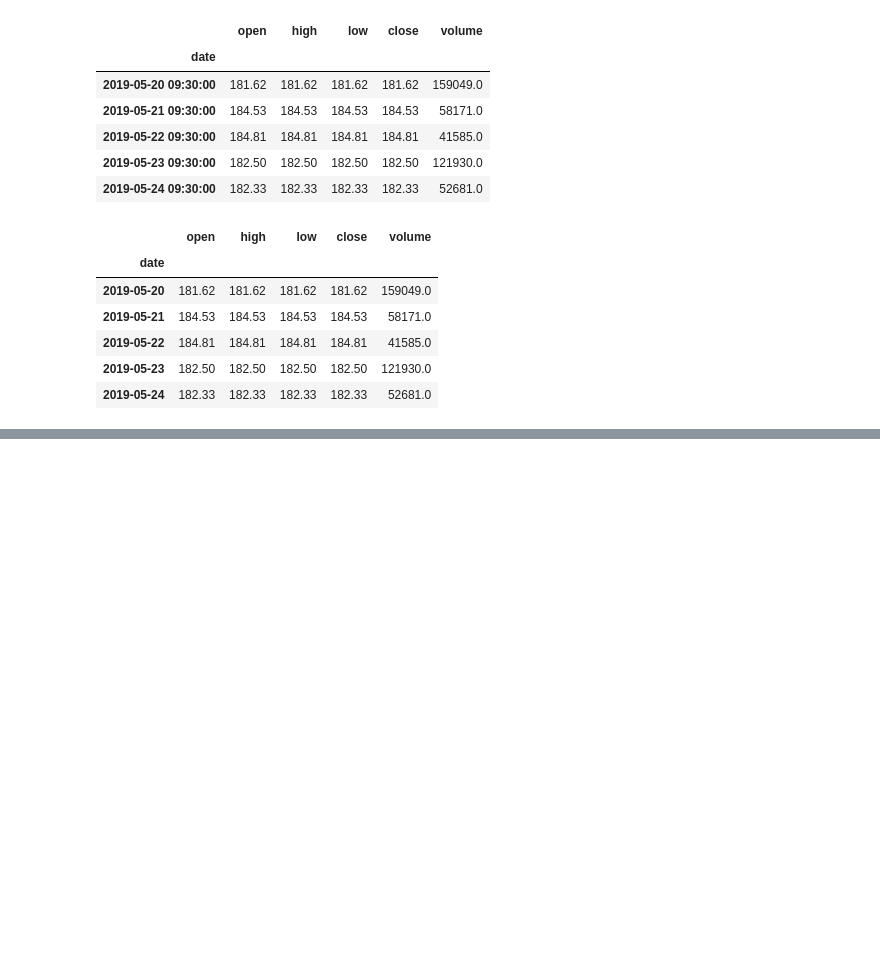
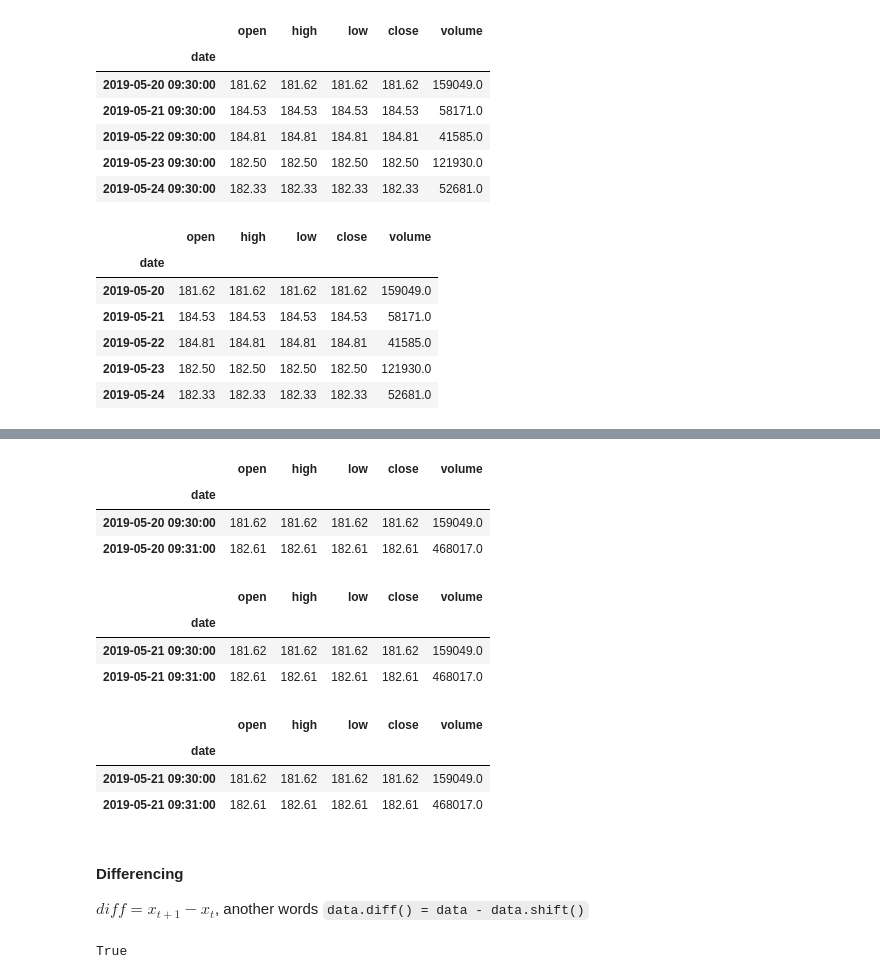
Before and after one commit to nadia-paz/ds-learning, a Jupyter notebook: data_analysis_pandas/08_time_series.ipynb, the cells around one changed output, grey strips where cells are left out. Saved outputs shown, nothing was run; the diff lists cells and outputs as text; code cells hidden in the pictures; blank space fills up the shorter version.

Commit message:
add shift and diff

```diff
--- a/data_analysis_pandas/08_time_series.ipynb
+++ b/data_analysis_pandas/08_time_series.ipynb
@@ -288,0 +293,29 @@ fb_per_minute.between_time('09:00', '09:30').groupby(
+# %%
+fb_per_minute.head(2)
+# %% [output]
+|  | open | high | low | close | volume |
+| date |  |  |  |  |  |
+| 2019-05-20 09:30:00 | 181.62 | 181.62 | 181.62 | 181.62 | 159049.0 |
+| 2019-05-20 09:31:00 | 182.61 | 182.61 | 182.61 | 182.61 | 468017.0 |
+# %%
+# shifts index date
+fb_per_minute.tshift(periods=1, freq='D').head(2)
+# %% [output]
+|  | open | high | low | close | volume |
+| date |  |  |  |  |  |
+| 2019-05-21 09:30:00 | 181.62 | 181.62 | 181.62 | 181.62 | 159049.0 |
+| 2019-05-21 09:31:00 | 182.61 | 182.61 | 182.61 | 182.61 | 468017.0 |
+# %%
+fb_per_minute.shift(1, 'D').head(2) # if use shift without column name it shits date index
+# %% [output]
+|  | open | high | low | close | volume |
+| date |  |  |  |  |  |
+| 2019-05-21 09:30:00 | 181.62 | 181.62 | 181.62 | 181.62 | 159049.0 |
+| 2019-05-21 09:31:00 | 182.61 | 182.61 | 182.61 | 182.61 | 468017.0 |
+# %% [markdown]
+#### Differencing
+$diff=x_{t+1} -x_t$, another words `data.diff() = data - data.shift()`
+# %%
+(fb.volume - fb.volume.shift()).equals(fb.volume.diff())
+# %% [output]
+True
```
Also changed, not shown: parts of 1 cell of this notebook.
